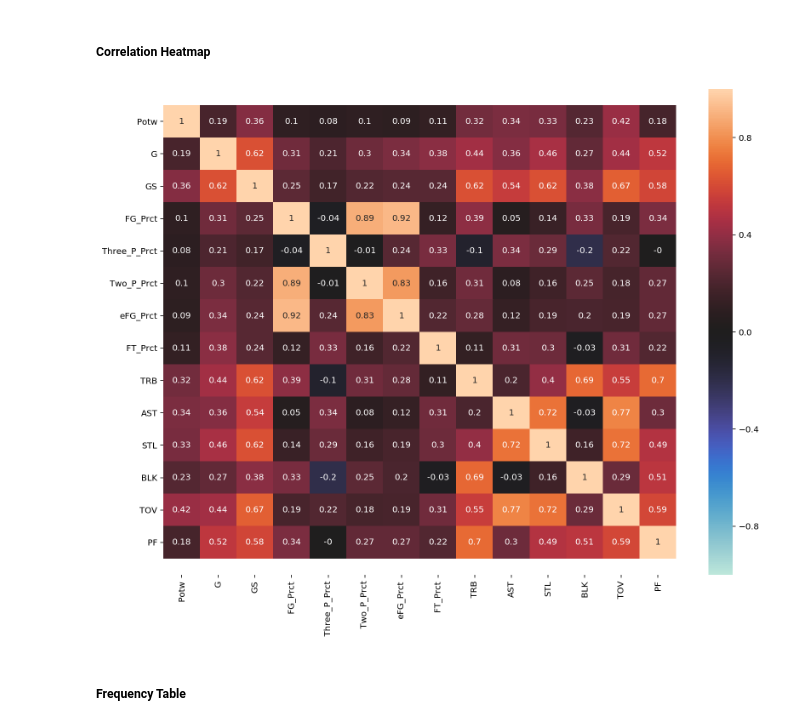
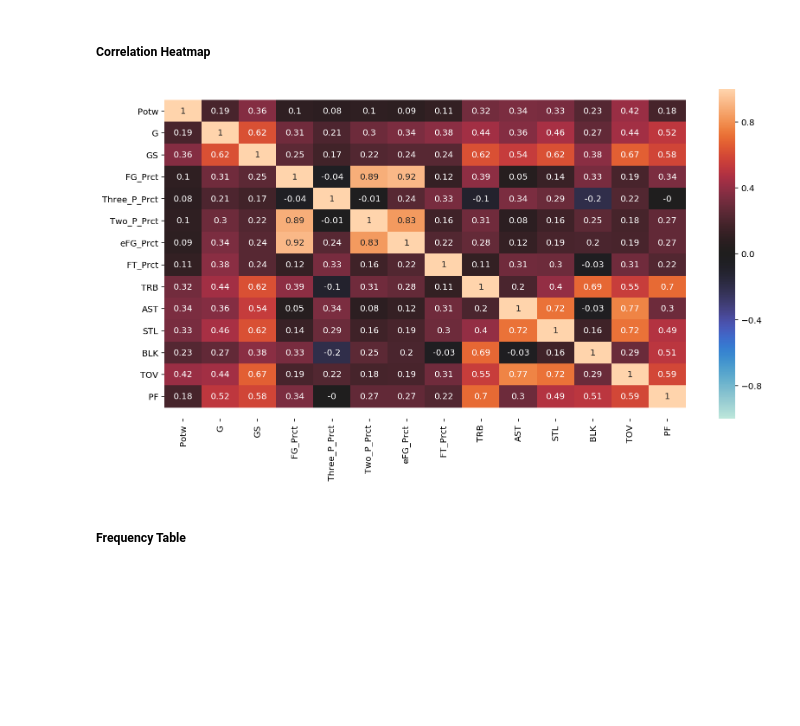
Before and after one commit to chunheisiu/NBA-POTW-Regression, a Jupyter notebook: notebooks/EDA.ipynb, the cells around one changed output. Saved outputs shown, nothing was run; the diff lists cells and outputs as text; code cells hidden in the pictures; blank space fills up the shorter version.

```diff
--- a/notebooks/EDA.ipynb
+++ b/notebooks/EDA.ipynb
@@ -52,13 +52,13 @@ plt.savefig('../plot/eda_1_scatter.png', dpi = 300, bbox_inches = 'tight')
 ##### Correlation Heatmap
 # %%
 corr_mat_potw = data[col_potw].corr().round(2)
-plt.figure(figsize = (3 + len(col_potw) * 0.75, len(col_potw) * 0.75))
+plt.figure(figsize = (3 + len(col_potw) * 0.75, len(col_potw) * 0.5))
 ax = sns.heatmap(data = corr_mat_potw, annot = True, vmin = -1, vmax = 1, center = 0)
 ax.set_ylim(len(col_potw) + 0.5, - 0.5)
 plt.savefig('../plot/eda_1_heatmap.png', dpi = 300, bbox_inches = 'tight')
 plt.show()
 # %% [output]
-[figure, old version]
+[figure, new version]
 # %% [markdown]
 ##### Frequency Table
 # %%
```
Also changed, not shown: parts of 1 cell of this notebook, 11 other files.
